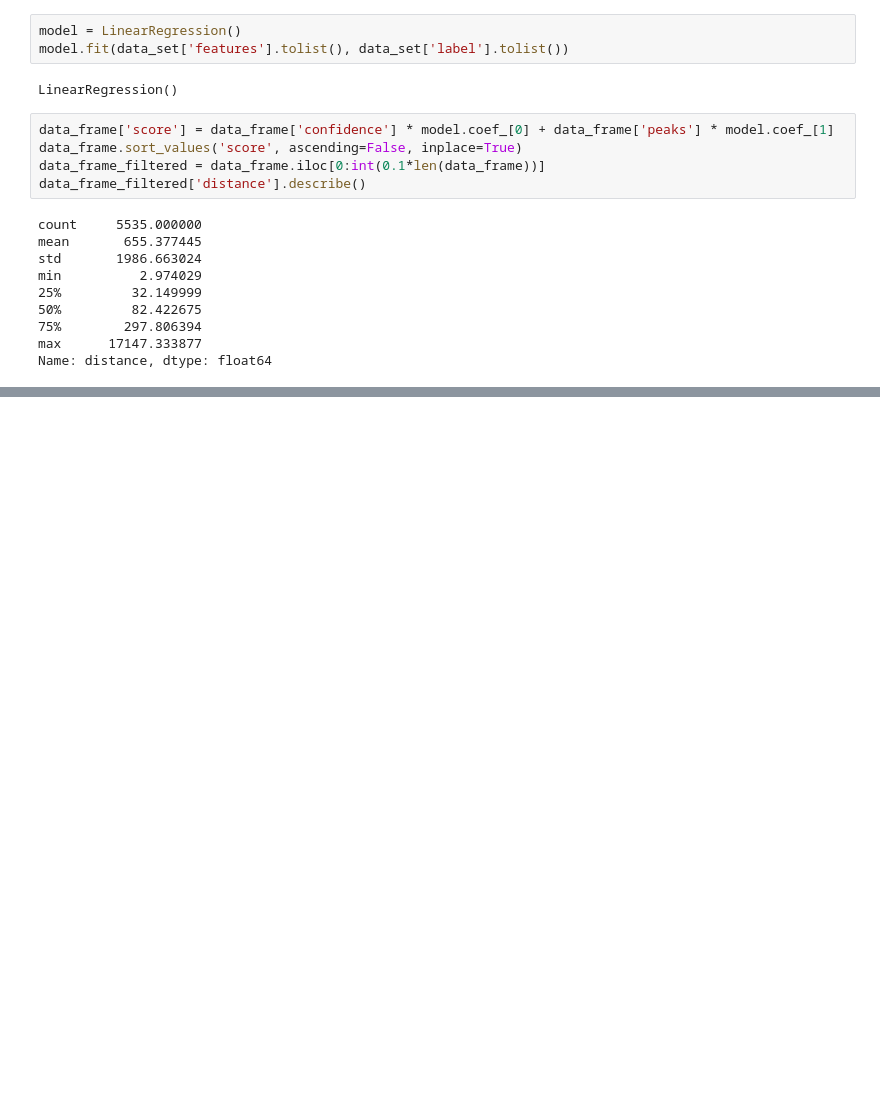
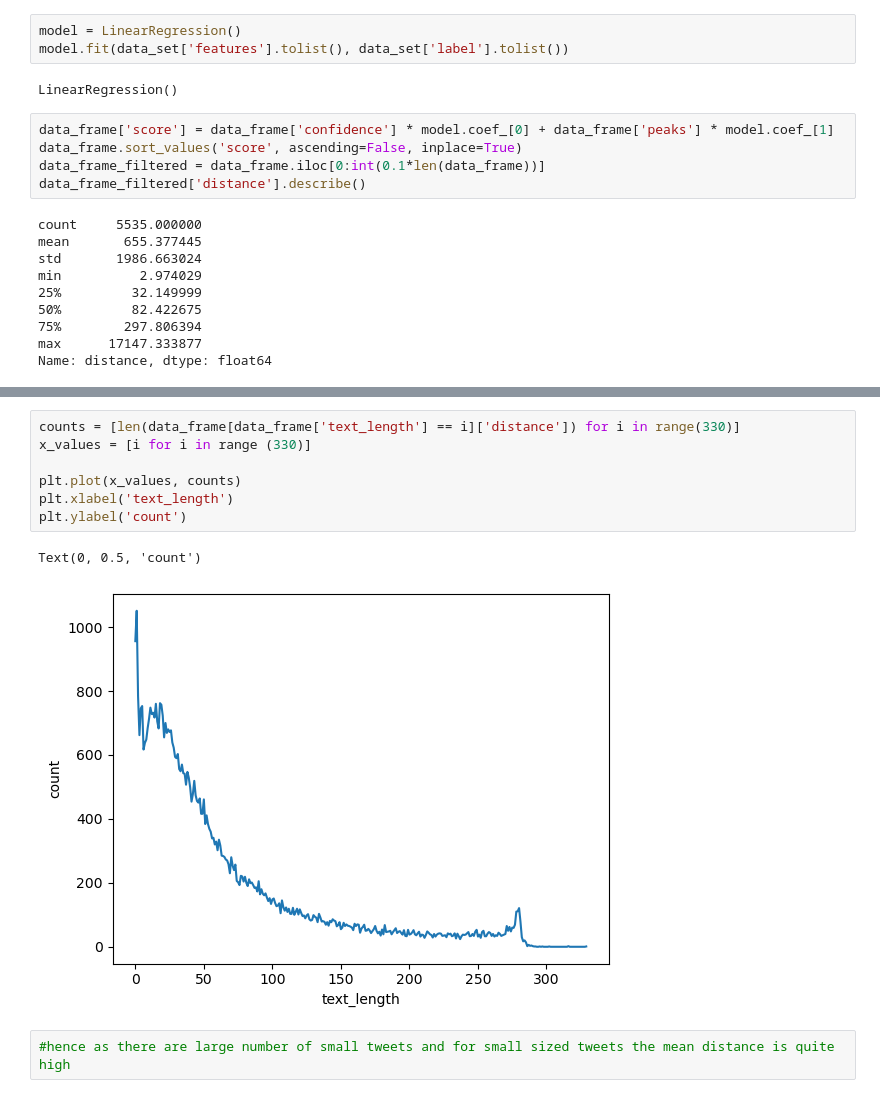
Before and after one commit to Yachay-AI/confident-predictions-challenge, a Jupyter notebook: workbook4.ipynb, the cells around one changed output, grey strips where cells are left out. Saved outputs shown, nothing was run; the diff lists cells and outputs as text; blank space fills up the shorter version.

```diff
--- a/workbook4.ipynb
+++ b/workbook4.ipynb
@@ -161,0 +223,12 @@ data_frame_filtered.describe()
+# %%
+counts = [len(data_frame[data_frame['text_length'] == i]['distance']) for i in range(330)]
+x_values = [i for i in range (330)]
+
+plt.plot(x_values, counts)
+plt.xlabel('text_length')
+plt.ylabel('count')
+# %% [output]
+Text(0, 0.5, 'count')
+[figure, added]
+# %%
+#hence as there are large number of small tweets and for small sized tweets the mean distance is quite high
```
Also changed, not shown: parts of 7 cells of this notebook, 4 other files.
